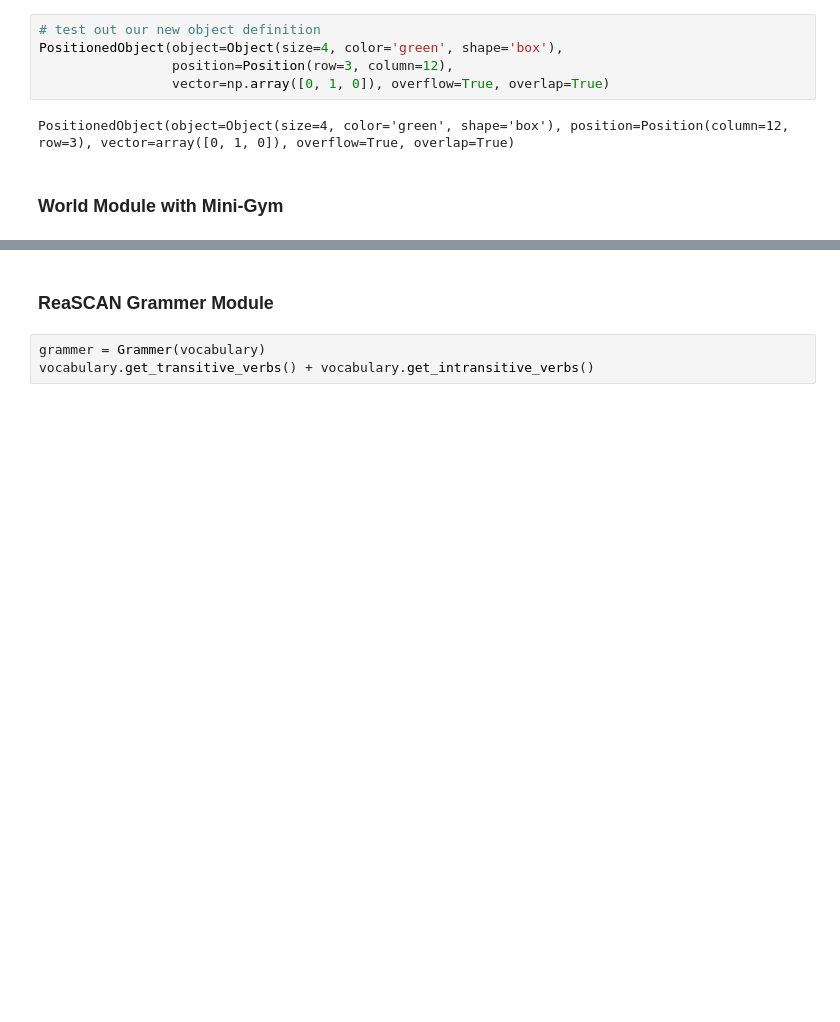
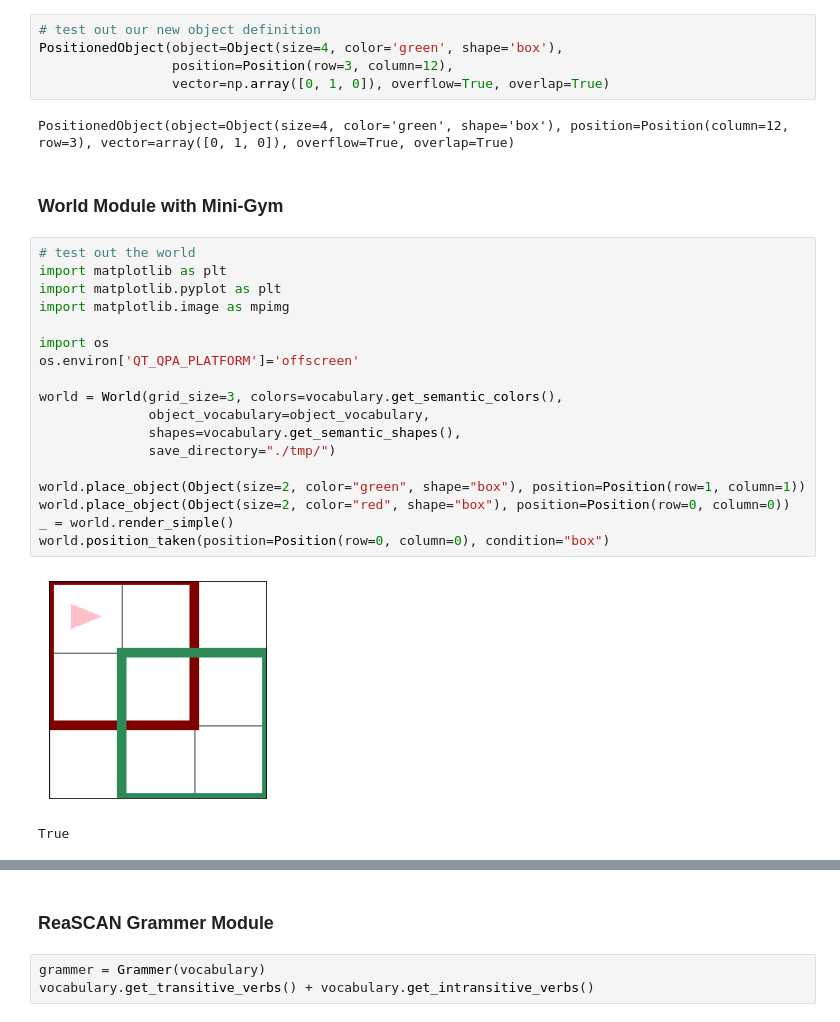
Before and after one commit to frankaging/Reason-SCAN, a Jupyter notebook: code/dataset/demo.ipynb, the cells around one changed output, grey strips where cells are left out. Drawn from its saved outputs; the diff is of its cells as text; blank space fills up the shorter version.

```diff
--- a/code/dataset/demo.ipynb
+++ b/code/dataset/demo.ipynb
@@ -77,4 +77,25 @@ PositionedObject(object=Object(size=4, color='green', shape='box'),
 PositionedObject(object=Object(size=4, color='green', shape='box'), position=Position(column=12, row=3), vector=array([0, 1, 0]), overflow=True, overlap=True)
 # %% [markdown]
 ### World Module with Mini-Gym
+# %%
+# test out the world
+import matplotlib as plt
+import matplotlib.pyplot as plt
+import matplotlib.image as mpimg
+
+import os
+os.environ['QT_QPA_PLATFORM']='offscreen'
+
+world = World(grid_size=3, colors=vocabulary.get_semantic_colors(),
+              object_vocabulary=object_vocabulary,
+              shapes=vocabulary.get_semantic_shapes(),
+              save_directory="./tmp/")
+
+world.place_object(Object(size=2, color="green", shape="box"), position=Position(row=1, column=1))
+world.place_object(Object(size=2, color="red", shape="box"), position=Position(row=0, column=0))
+_ = world.render_simple()
+world.position_taken(position=Position(row=0, column=0), condition="box")
+# %% [output]
+[figure, added]
+True
 # %%
```
Also changed, not shown: parts of 15 cells of this notebook, 4 other files.
